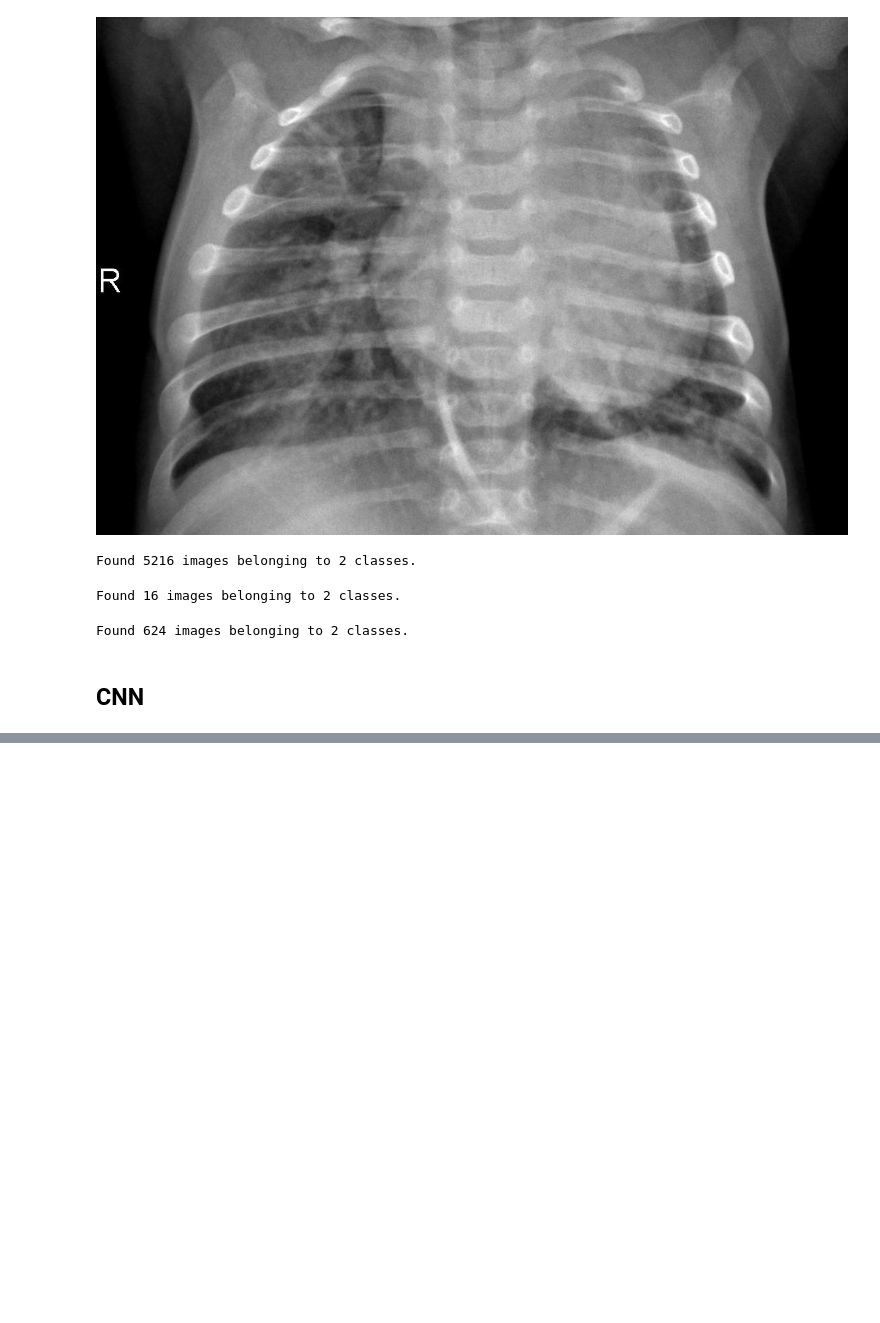
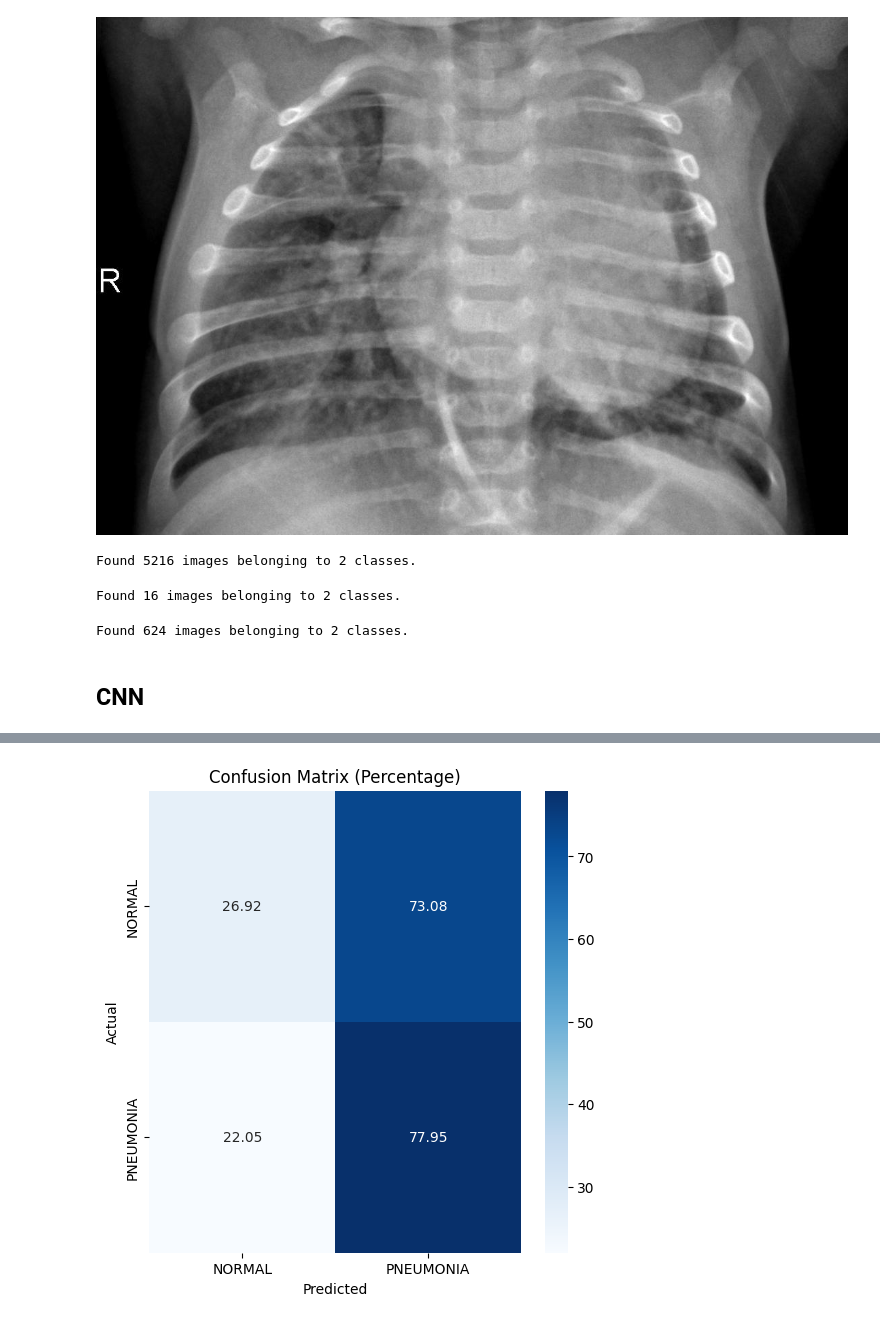
Before and after one commit to hongqin/AI4Health, a Jupyter notebook: pneumonia-detection.ipynb, the cells around one changed output, grey strips where cells are left out. Drawn from its saved outputs; the diff is of its cells as text; code cells hidden in the pictures; blank space fills up the shorter version.

```diff
--- a/pneumonia-detection.ipynb
+++ b/pneumonia-detection.ipynb
@@ -168,0 +294,35 @@ my_model = model.save('pneumonia_detection.h5')
+# %%
+import numpy as np
+import seaborn as sns
+import matplotlib.pyplot as plt
+from sklearn.metrics import confusion_matrix
+
+# Ensure class labels are in the correct format
+true_classes = np.array(true_classes)  # Convert to NumPy array
+pred_classes = np.array(pred_classes)
+
+# Compute unique class labels
+unique_classes = np.unique(true_classes)
+
+# Compute confusion matrix with correct unique labels
+cm = confusion_matrix(true_classes, pred_classes, labels=unique_classes)
+
+# Normalize confusion matrix row-wise (handling zero-division errors)
+cm_percentage = np.divide(cm.astype('float'), cm.sum(axis=1, keepdims=True),
+                          where=cm.sum(axis=1, keepdims=True) != 0) * 100
+
+# Replace NaNs with 0 for safe plotting
+cm_percentage = np.nan_to_num(cm_percentage)
+
+# Ensure %matplotlib inline is only run in Jupyter notebooks
+%matplotlib inline
+
+# Plot confusion matrix as percentage
+plt.figure(figsize=(6,6))
+sns.heatmap(cm_percentage, annot=True, fmt=".2f", cmap='Blues', xticklabels=unique_classes, yticklabels=unique_classes)
+plt.xlabel('Predicted')
+plt.ylabel('Actual')
+plt.title('Confusion Matrix (Percentage)')
+plt.show()
+# %% [output]
+[figure, added]
```
Also changed, not shown: parts of 19 cells of this notebook.
